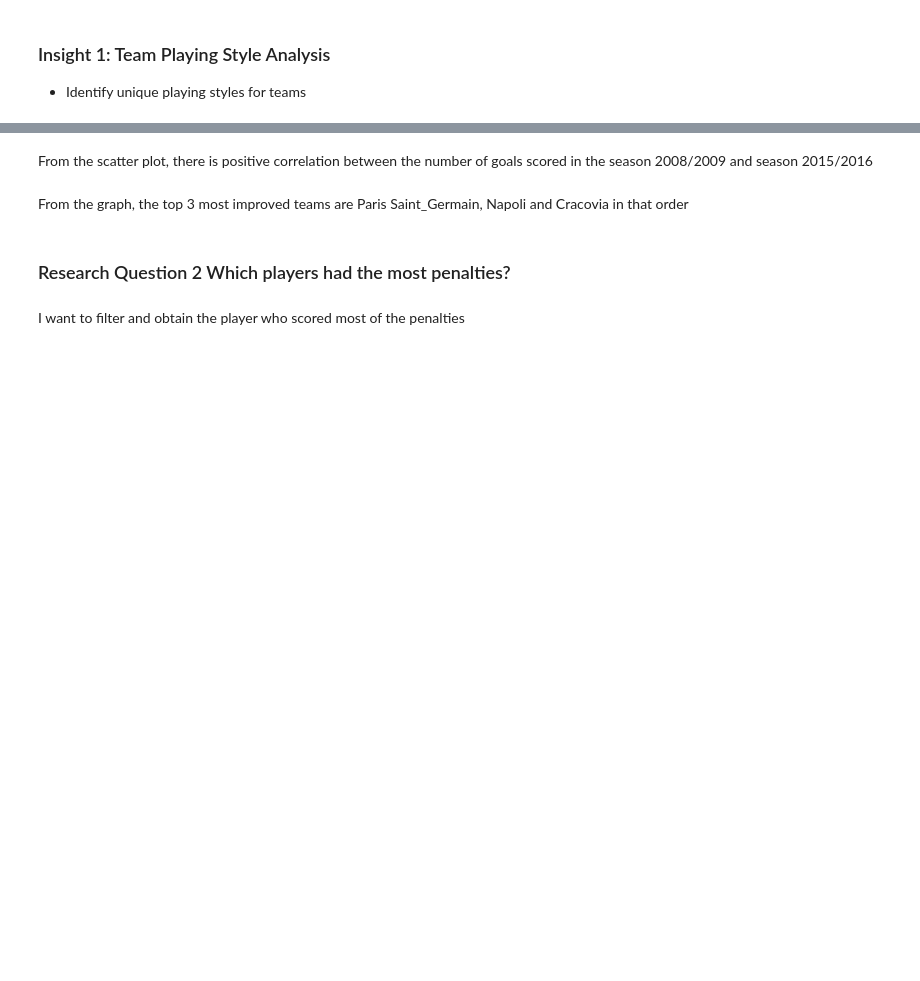
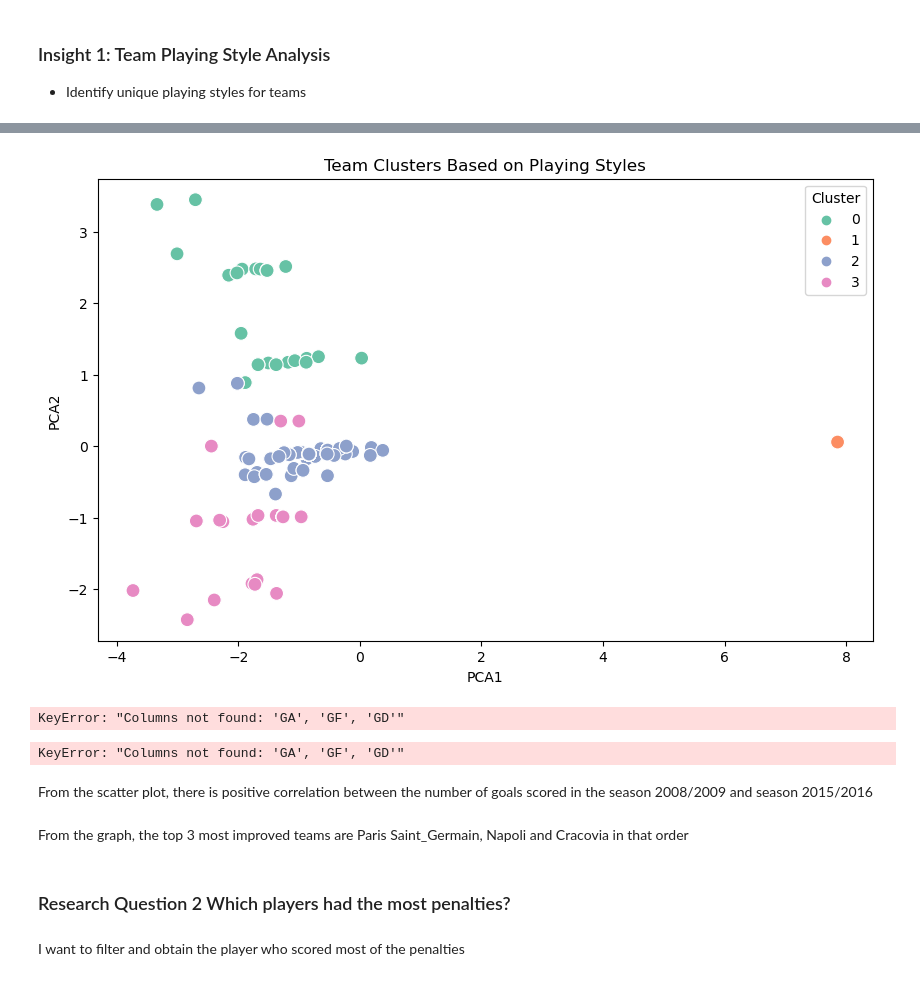
Before and after one commit to Daviedavie100/Investigating_dataset_project, a Jupyter notebook: Investigate_a_Dataset.ipynb, the cells around one changed output, grey strips where cells are left out. Saved outputs shown, nothing was run; the diff lists cells and outputs as text; code cells hidden in the pictures; blank space fills up the shorter version.

```diff
--- a/Investigate_a_Dataset.ipynb
+++ b/Investigate_a_Dataset.ipynb
@@ -787,0 +1809,3 @@ melted_match[lst]
+# %%
+melted_class=melted_match[lst].copy()
+melted_class
@@ -835 +1950,44 @@ plt.show()
+# %%
+from sklearn.decomposition import PCA
+
+pca = PCA(n_components=2)
+reduced_data = pca.fit_transform(team_attributes_normalized)
+team_attributes['PCA1'] = reduced_data[:, 0]
+team_attributes['PCA2'] = reduced_data[:, 1]
+
+# Plot the clusters
+plt.figure(figsize=(10, 6))
+sns.scatterplot(
+    data=team_attributes, x='PCA1', y='PCA2', hue='Cluster', palette='Set2', s=100
+)
+plt.title('Team Clusters Based on Playing Styles')
+plt.xlabel('PCA1')
+plt.ylabel('PCA2')
+plt.legend(title='Cluster')
+plt.show()
+# %% [output]
+[figure, added]
+# %%
+cluster_analysis = team_attributes.groupby('Cluster')[['GF', 'GA', 'GD'] + class_list].mean()
+# %% [output]
+KeyError: "Columns not found: 'GA', 'GF', 'GD'"
+# %%
+# Calculate average playstyle attributes for each cluster
+cluster_analysis = team_attributes.groupby('Cluster')[
+    ['GF', 'GA', 'GD'] + class_list
+].mean()
+
+# Label clusters based on observed averages
+def label_playstyle(row):
+    if row['GF'] > row['GA'] + 5:  # Offensive threshold
+        return 'Offensive'
+    elif row['GA'] < row['GF'] - 5:  # Defensive threshold
+        return 'Defensive'
+    else:
+        return 'Balanced'
+
+cluster_analysis['Playstyle'] = cluster_analysis.apply(label_playstyle, axis=1)
+print(cluster_analysis[['GF', 'GA', 'GD', 'Playstyle']])
+# %% [output]
+KeyError: "Columns not found: 'GA', 'GF', 'GD'"
 # %%
```
Also changed, not shown: parts of 96 cells of this notebook.
